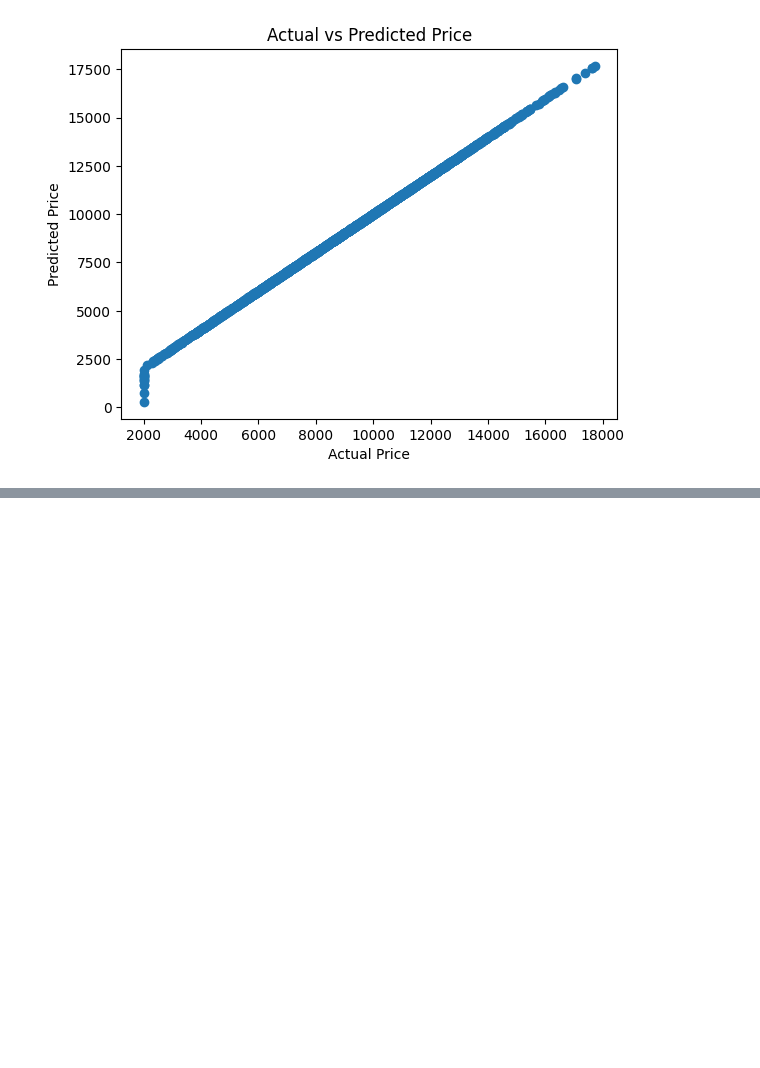
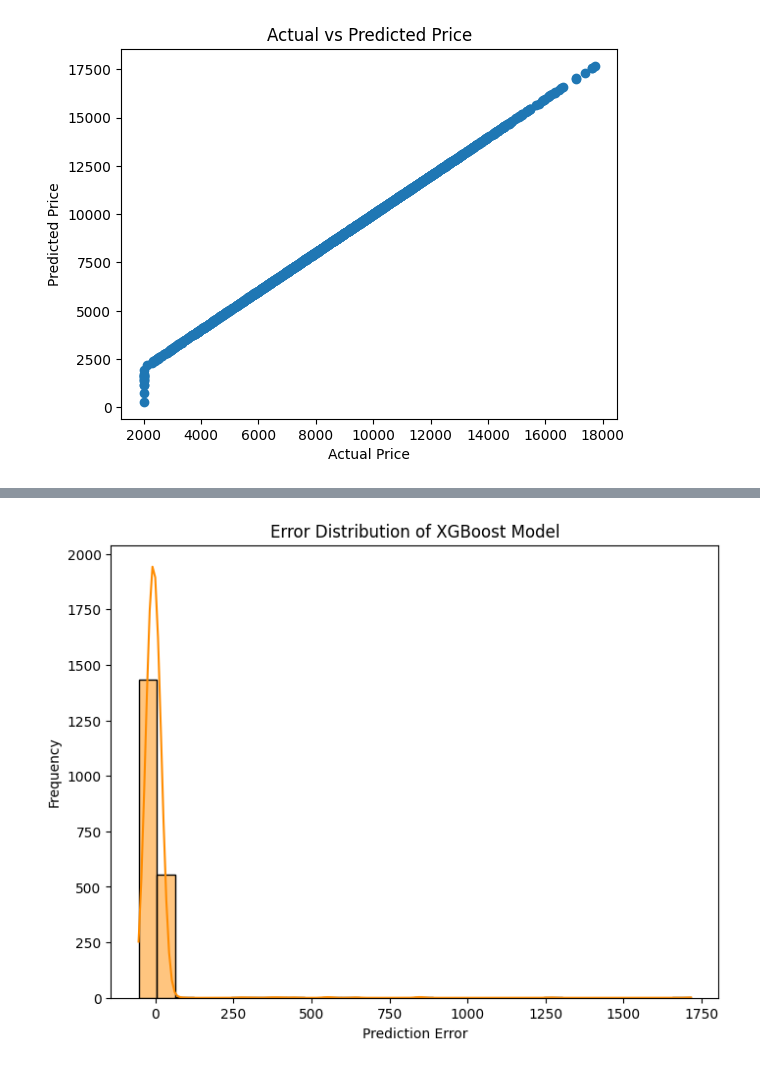
Before and after one commit to adibpriatama86/Car-Price-Prediction, a Jupyter notebook: car_price_prediction.ipynb, the cells around one changed output, grey strips where cells are left out. Saved outputs shown, nothing was run; the diff lists cells and outputs as text; code cells hidden in the pictures; blank space fills up the shorter version.

```diff
--- a/car_price_prediction.ipynb
+++ b/car_price_prediction.ipynb
@@ -306,0 +323,15 @@ plt.show()
+# %%
+# Calculate residuals (errors)
+residuals = y_test - y_pred
+
+plt.figure(figsize=(8,6))
+sns.histplot(residuals, bins=30, kde=True, color='darkorange')
+
+# Labels
+plt.xlabel("Prediction Error")
+plt.ylabel("Frequency")
+plt.title("Error Distribution of XGBoost Model")
+
+plt.show()
+# %% [output]
+[figure, added]
```
Also changed, not shown: parts of 1 cell of this notebook.
